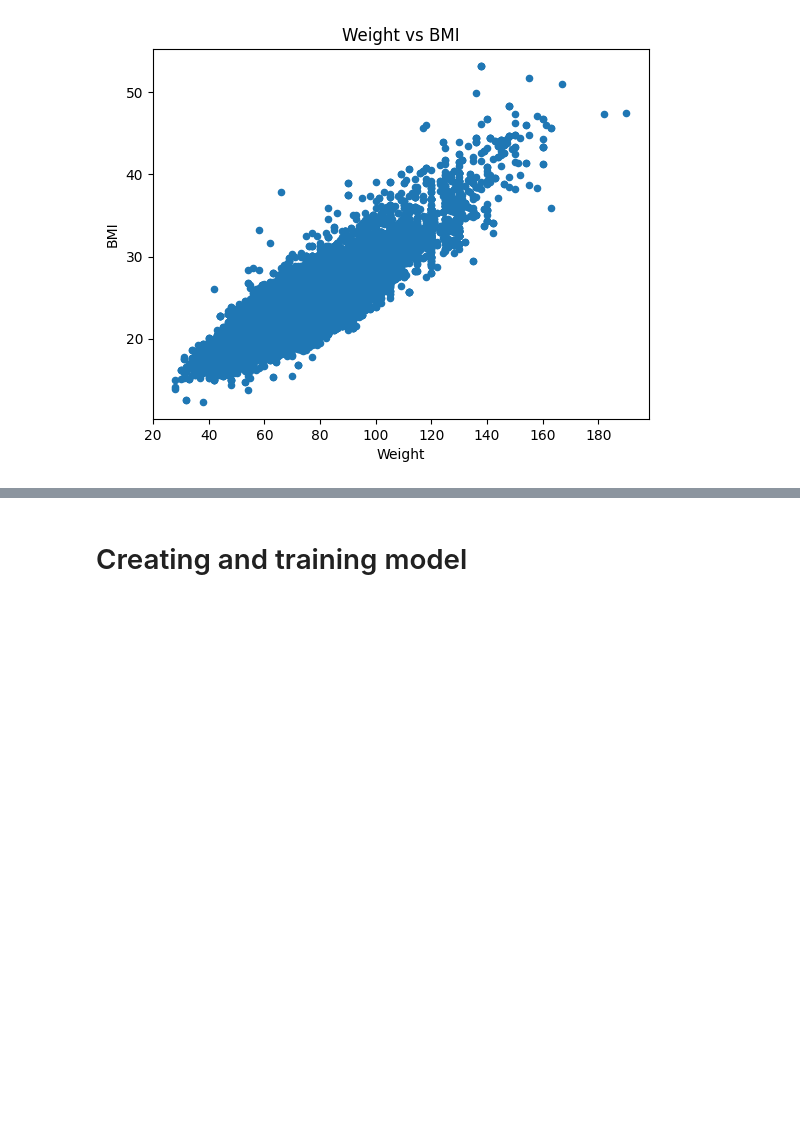
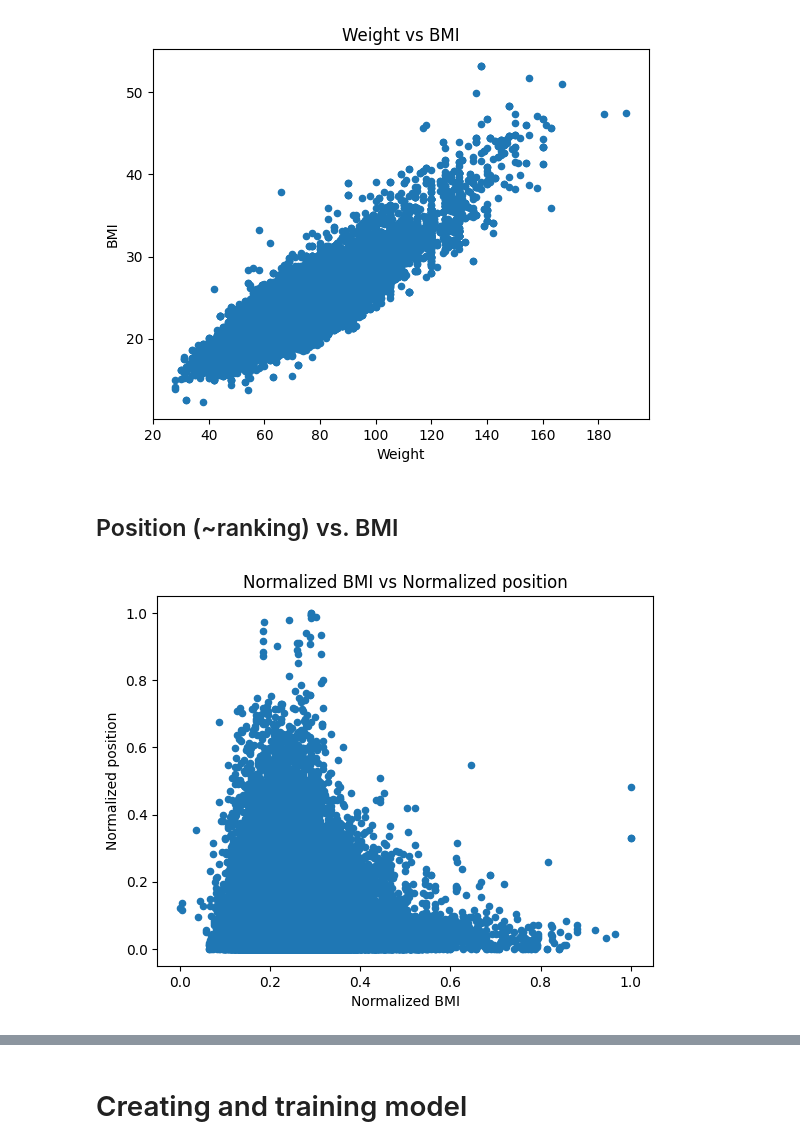
Before and after one commit to maximlesy/big-data-olympic-games, a Jupyter notebook: data-exploration/preparation.ipynb, the cells around one changed output, grey strips where cells are left out. Saved outputs shown, nothing was run; the diff lists cells and outputs as text; code cells hidden in the pictures; blank space fills up the shorter version.

Commit message:
Add scilearn graphs

```diff
--- a/data-exploration/preparation.ipynb
+++ b/data-exploration/preparation.ipynb
@@ -345,3 +345,20 @@ plt.title('Weight vs BMI')
 plt.show()
 # %% [output]
 [figure]
+# %% [markdown]
+## Position (~ranking) vs. BMI
+# %%
+from sklearn.preprocessing import MinMaxScaler
+
+dataset_copy = dataset.copy()
+
+scaler = MinMaxScaler()
+dataset_copy[['bmi', 'pos']] = scaler.fit_transform(dataset_copy[['bmi', 'pos']])
+
+dataset_copy.plot(x='bmi', y='pos', kind='scatter')
+plt.xlabel('Normalized BMI')
+plt.ylabel('Normalized position')
+plt.title('Normalized BMI vs Normalized position')
+plt.show()
+# %% [output]
+[figure, added]
```
Also changed, not shown: parts of 2 cells of this notebook.
